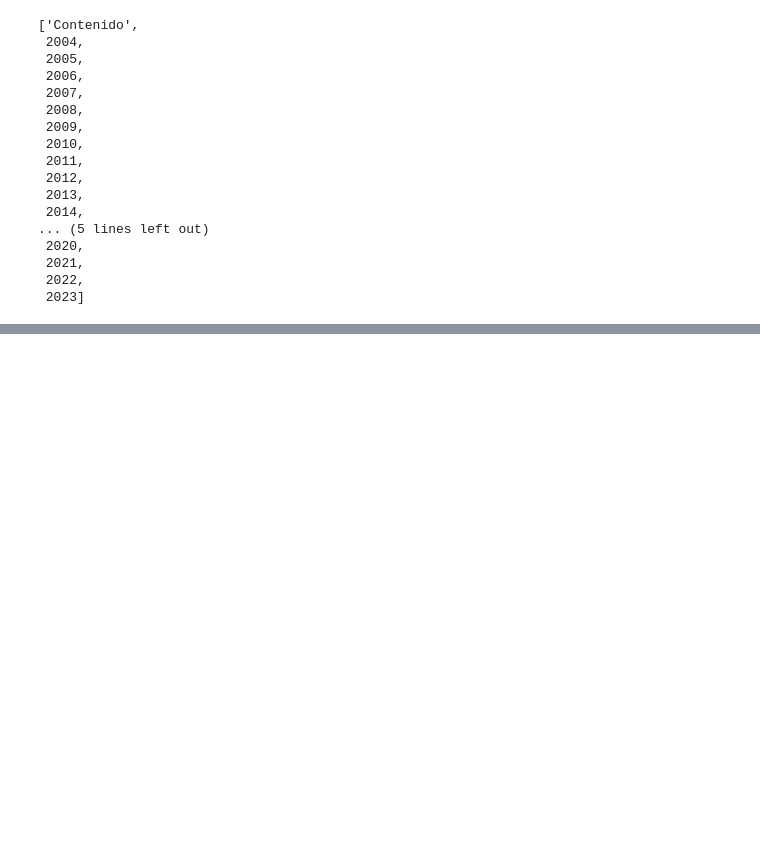
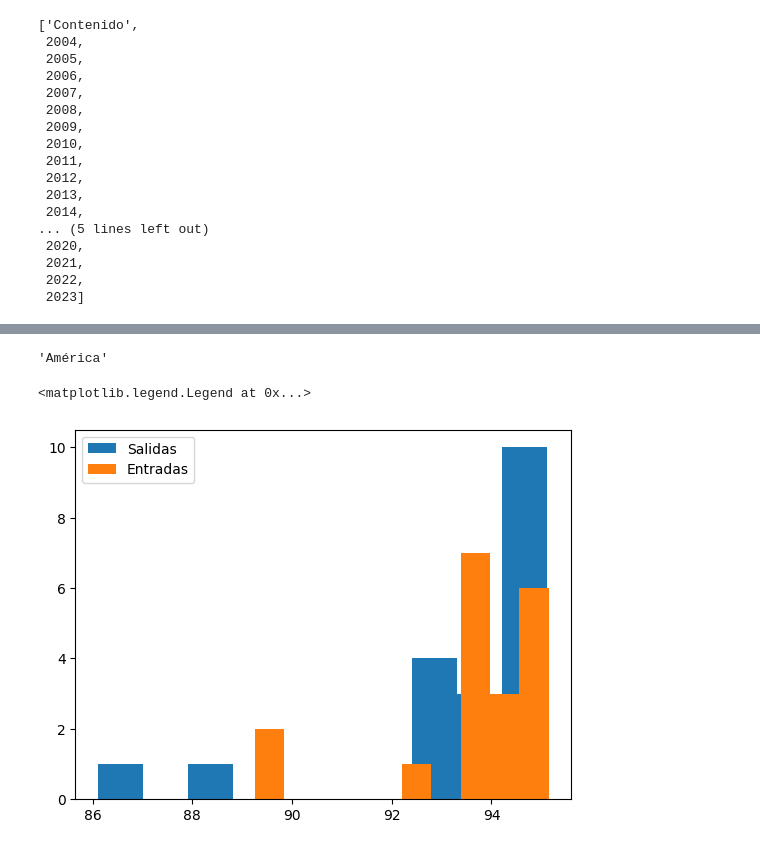
Before and after one commit to Code0008/PROYECTO_FINAL_POO_CC201, a Jupyter notebook: testeos.ipynb, the cells around one changed output, grey strips where cells are left out. Drawn from its saved outputs; the diff is of its cells as text; code cells hidden in the pictures; blank space fills up the shorter version.

```diff
--- a/testeos.ipynb
+++ b/testeos.ipynb
@@ -105,3 +76,0 @@ salidas_segun_continente
-# %%
-entradas_segun_continente = migracion_internacional.iloc[12:,:].set_axis(columnas(), axis="columns").reset_index(drop=True).drop([0], axis=0).reset_index(drop=True)
-entradas_segun_continente
@@ -522,0 +95,26 @@ class Menu_Principal:
+# %%
+salidas_segun_continente.iloc[1,0]
+# %% [output]
+'América'
+# %%
+porcentajes = [
+    0,# Salida
+    0,# Entradas
+
+]
+
+valores_america= salidas_segun_continente.iloc[1, list(range(1, len(salidas_segun_continente.columns[1:])))]
+valores_total = salidas_segun_continente.iloc[0, list(range(1, len(salidas_segun_continente.columns[1:])))]
+porcentajes[0]= (valores_america *100) / valores_total
+
+valores_america= entradas_segun_continente.iloc[1, list(range(1, len(entradas_segun_continente.columns[1:])))]
+valores_total = entradas_segun_continente.iloc[0, list(range(1, len(entradas_segun_continente.columns[1:])))]
+porcentajes[1]= (valores_america *100) / valores_total
+porcentajes
+x = ["Salidas", "Entradas"]
+for indice, valor in enumerate(porcentajes):
+    plt.hist(valor, label=x[indice])
+plt.legend()
+# %% [output]
+<matplotlib.legend.Legend at 0x...>
+[figure, added]
```
Also changed, not shown: parts of 36 cells of this notebook.
